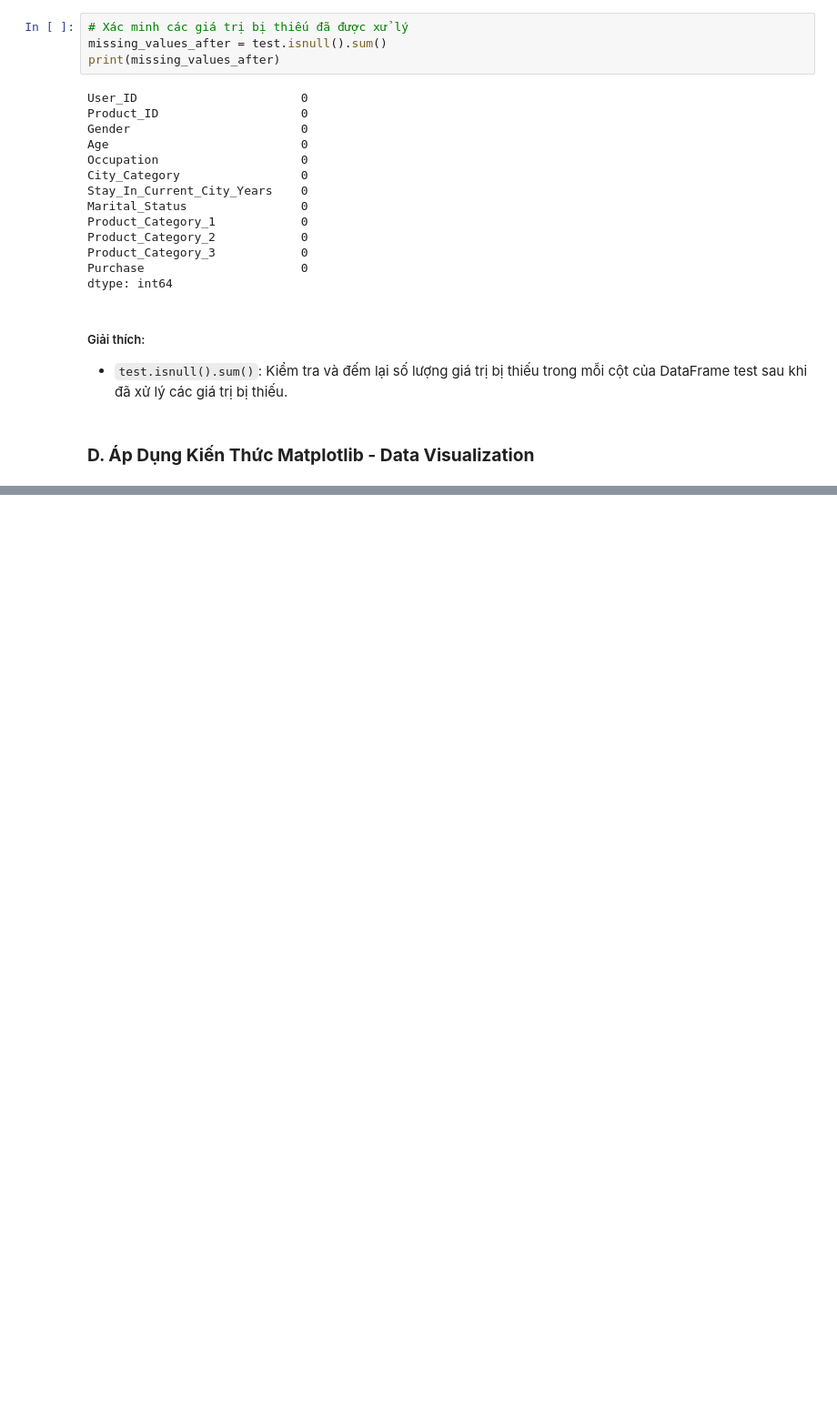
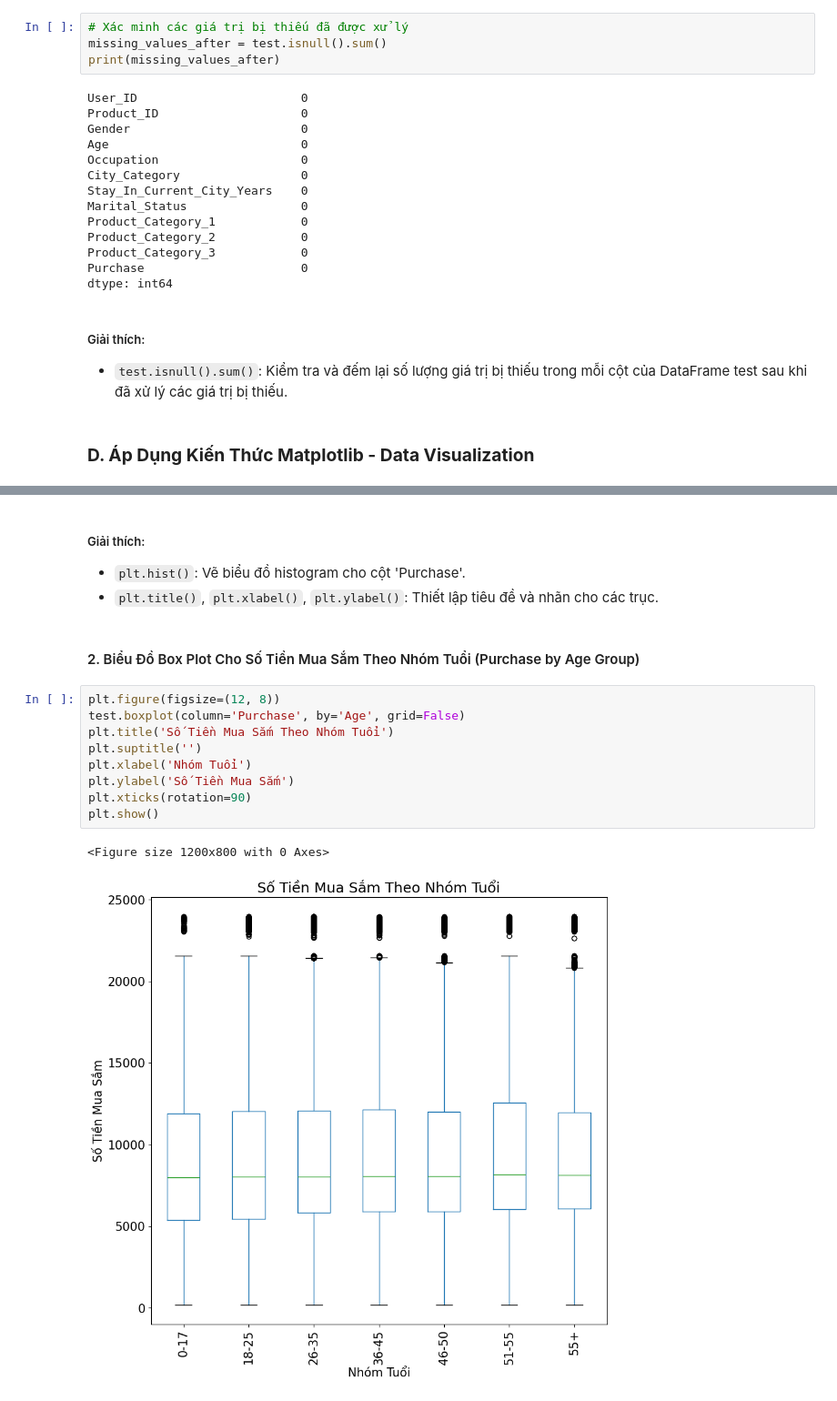
Before and after one commit to MeiCloudie/demo-python-data-analyst, a Jupyter notebook: black-friday-sales/black_friday_sales.ipynb, the cells around one changed output, grey strips where cells are left out. Shown at 91% size. Saved outputs shown, nothing was run; the diff lists cells and outputs as text; blank space fills up the shorter version.

```diff
--- a/black-friday-sales/black_friday_sales.ipynb
+++ b/black-friday-sales/black_friday_sales.ipynb
@@ -294,0 +326,19 @@ dtype: int64
+# %% [markdown]
+##### Giải thích:
+
+- ``plt.hist()``: Vẽ biểu đồ histogram cho cột 'Purchase'.
+- ``plt.title()``, ``plt.xlabel()``, ``plt.ylabel()``: Thiết lập tiêu đề và nhãn cho các trục.
+# %% [markdown]
+#### 2. Biểu Đồ Box Plot Cho Số Tiền Mua Sắm Theo Nhóm Tuổi (Purchase by Age Group)
+# %%
+plt.figure(figsize=(12, 8))
+test.boxplot(column='Purchase', by='Age', grid=False)
+plt.title('Số Tiền Mua Sắm Theo Nhóm Tuổi')
+plt.suptitle('')
+plt.xlabel('Nhóm Tuổi')
+plt.ylabel('Số Tiền Mua Sắm')
+plt.xticks(rotation=90)
+plt.show()
+# %% [output]
+<Figure size 1200x800 with 0 Axes>
+[figure, added]
```
Also changed, not shown: parts of 15 cells of this notebook, 1 other file.
